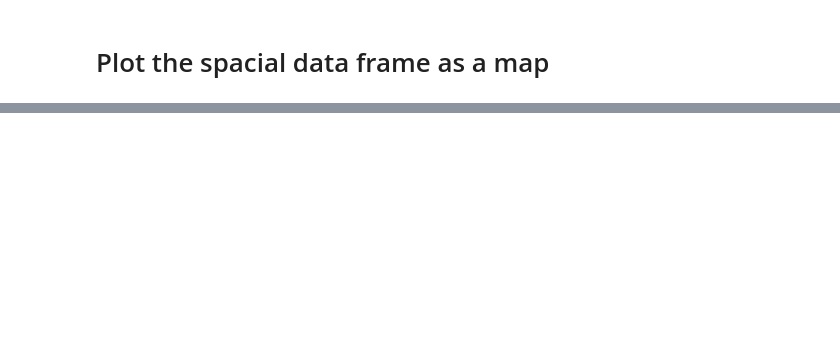
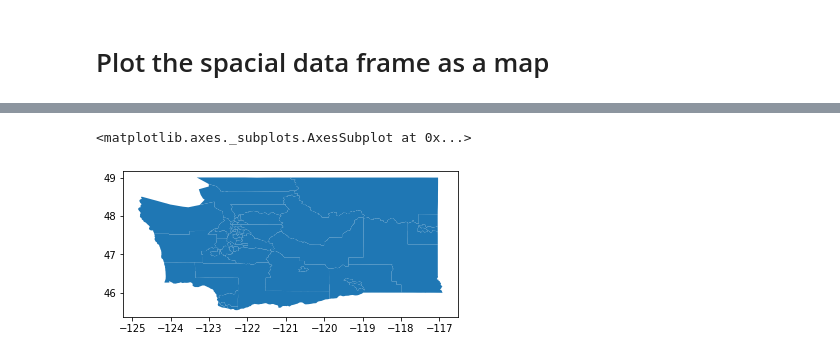
Before and after one commit to aabrahamson3/opportunity_youth, a Jupyter notebook: 01-making_a_map_aabrahamson.ipynb, the cells around one changed output, grey strips where cells are left out. Cells and saved outputs as stored; diff of their text form; code cells hidden in the pictures; blank space fills up the shorter version.

```diff
--- a/01-making_a_map_aabrahamson.ipynb
+++ b/01-making_a_map_aabrahamson.ipynb
@@ -157,0 +111,5 @@ plt.show()
+# %%
+wa_puma.plot(alpha=1)
+# %% [output]
+<matplotlib.axes._subplots.AxesSubplot at 0x...>
+[figure, added]
```
Also changed, not shown: parts of 22 cells of this notebook.
